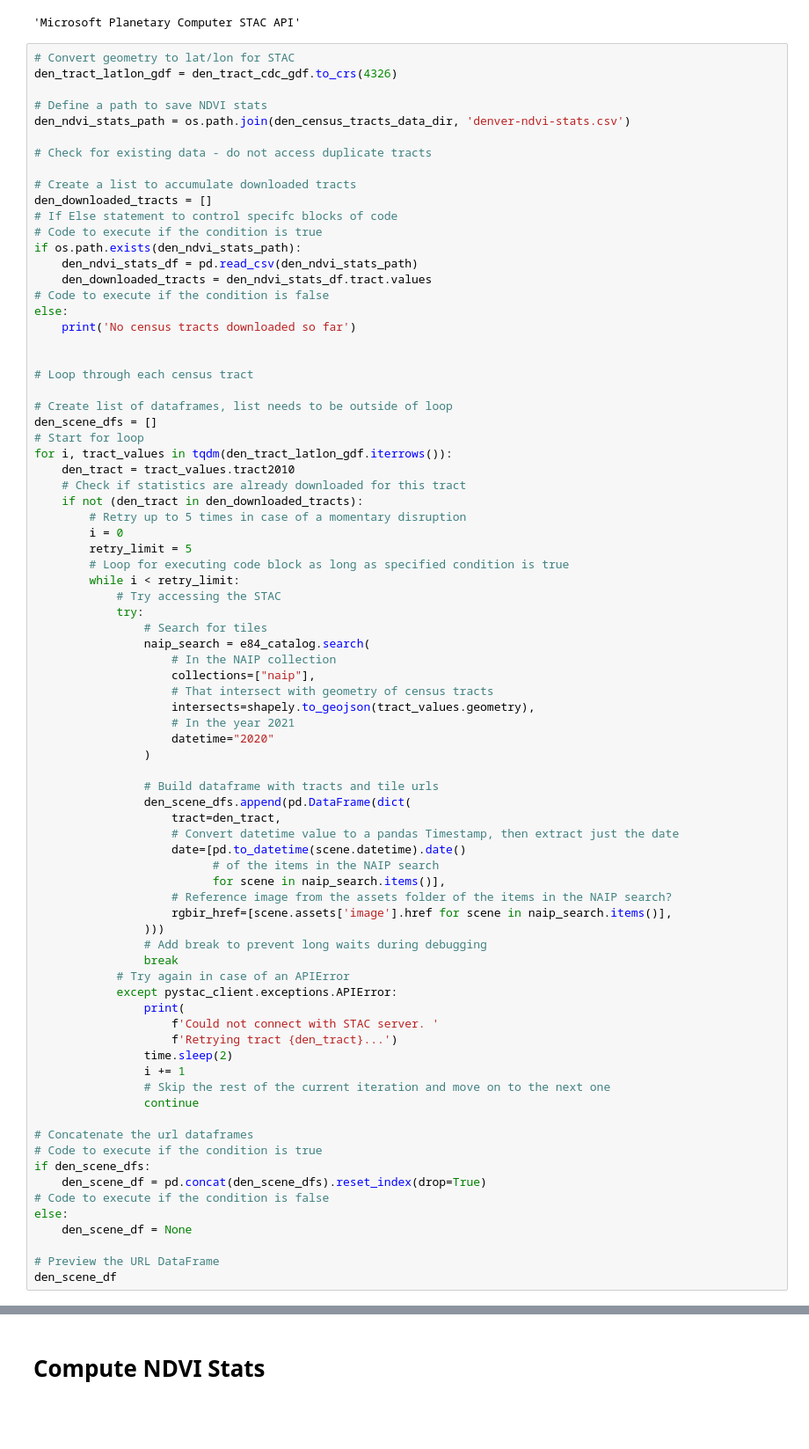
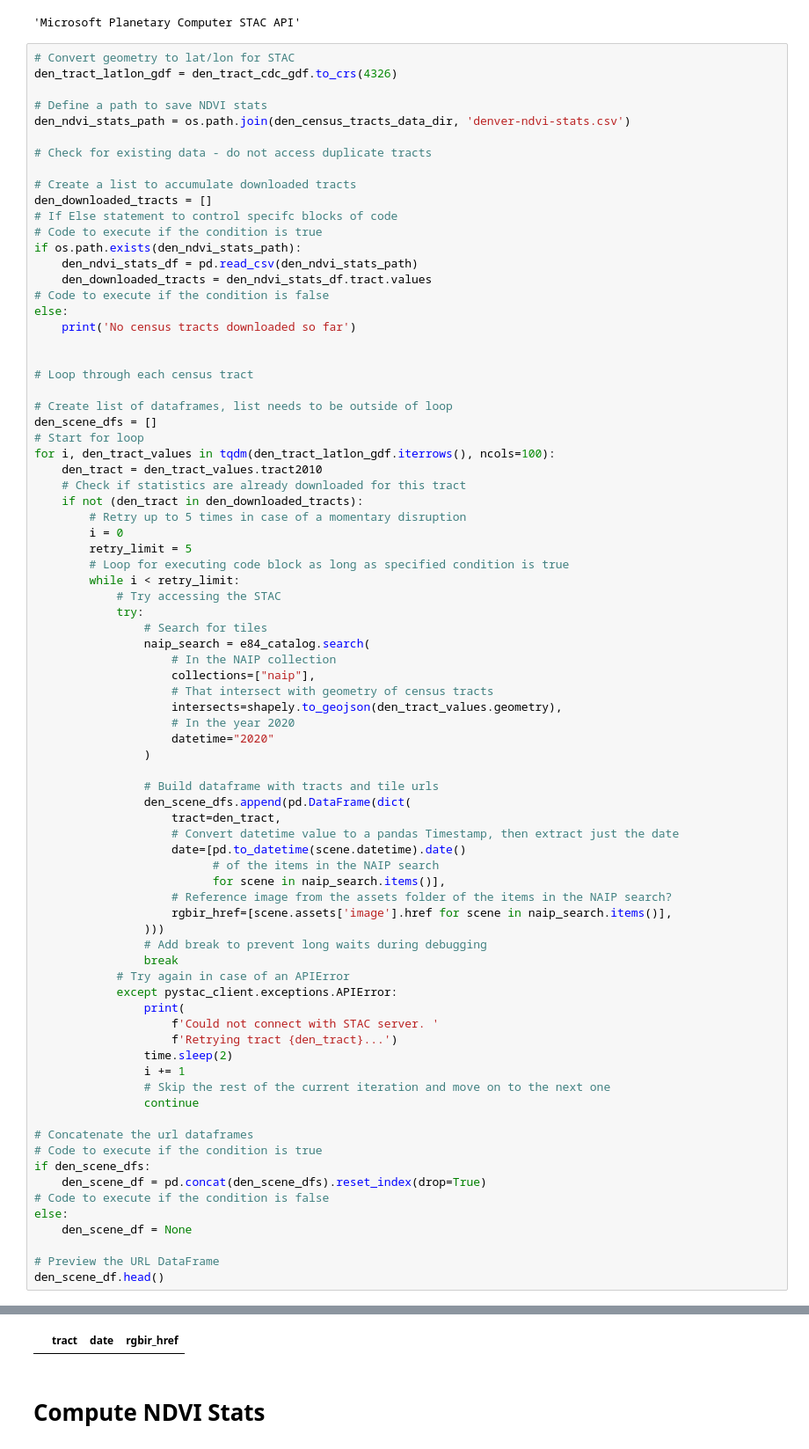
Before and after one commit to brglea/urban_greenspace_denver, a Jupyter notebook: Notebooks/03_NAIP_wrangle.ipynb, the cells around one changed output, grey strips where cells are left out. Shown at 88% size. Saved outputs shown, nothing was run; the diff lists cells and outputs as text; blank space fills up the shorter version.

```diff
--- a/Notebooks/03_NAIP_wrangle.ipynb
+++ b/Notebooks/03_NAIP_wrangle.ipynb
@@ -92,8 +92,8 @@ else:
 # Create list of dataframes, list needs to be outside of loop
 den_scene_dfs = []
 # Start for loop
-for i, tract_values in tqdm(den_tract_latlon_gdf.iterrows()):
-    den_tract = tract_values.tract2010
+for i, den_tract_values in tqdm(den_tract_latlon_gdf.iterrows(), ncols=100):
+    den_tract = den_tract_values.tract2010
     # Check if statistics are already downloaded for this tract
     if not (den_tract in den_downloaded_tracts):
         # Retry up to 5 times in case of a momentary disruption
@@ -108,8 +108,8 @@ for i, tract_values in tqdm(den_tract_latlon_gdf.iterrows()):
                     # In the NAIP collection
                     collections=["naip"],
                     # That intersect with geometry of census tracts
-                    intersects=shapely.to_geojson(tract_values.geometry),
-                    # In the year 2021
+                    intersects=shapely.to_geojson(den_tract_values.geometry),
+                    # In the year 2020
                     datetime="2020"
                 )
 
@@ -144,6 +144,6 @@ else:
     den_scene_df = None
 
 # Preview the URL DataFrame
-den_scene_df
+den_scene_df.head()
 # %% [output]
 No census tracts downloaded so far
@@ -151,3 +150,4 @@ KeyboardInterrupt:
+|  | tract | date | rgbir_href |
 # %% [markdown]
 # Compute NDVI Stats
 # %%
```
Also changed, not shown: parts of 1 cell of this notebook, 2 other files.
